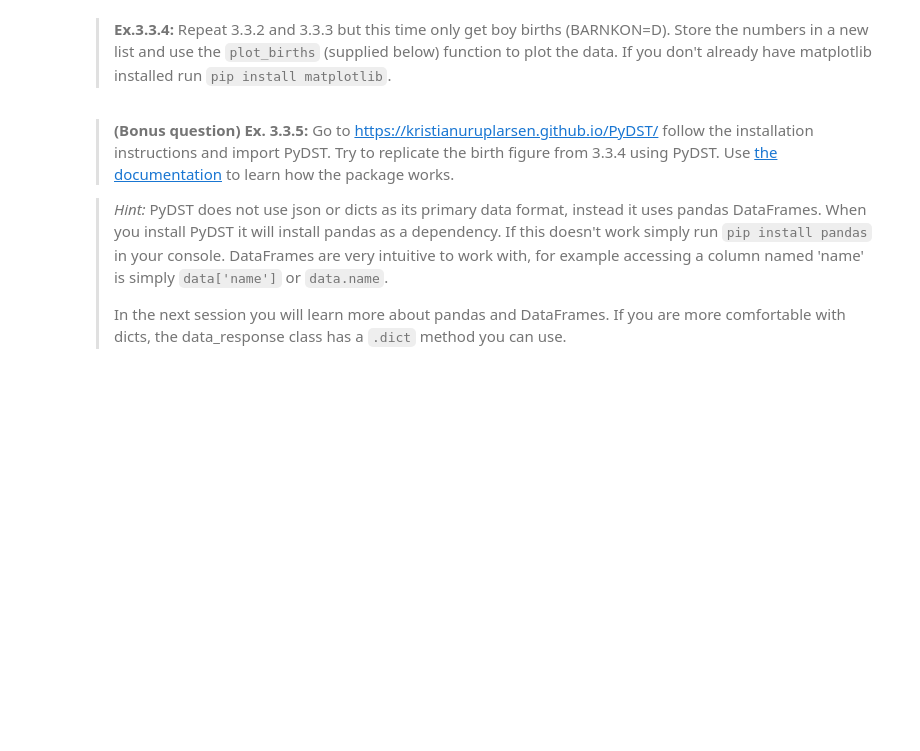
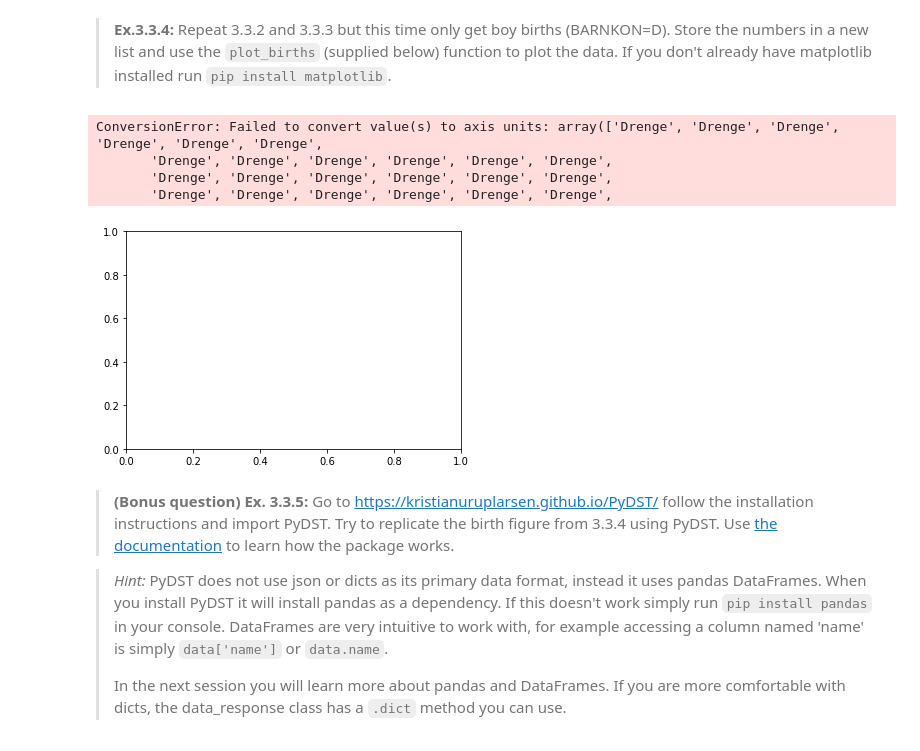
Before and after one commit to blackplague/sds2019, a Jupyter notebook: lecture_exercises/exercise_3.ipynb, the cells around one changed output. Cells and saved outputs as stored; diff of their text form; code cells hidden in the pictures; blank space fills up the shorter version.

Commit message:
Update exercise3, now uses pandas to read csv from DST

```diff
--- a/lecture_exercises/exercise_3.ipynb
+++ b/lecture_exercises/exercise_3.ipynb
@@ -248,13 +264,17 @@ When executing the request in the console you should get a json file as output.
 > _Hint:_ The `requests.response` object has a `.json()` method.
 # %%
 # [Answer to Ex. 3.3.2]
-def download_to_json(url):
-    dst_resp = requests.get(url)
-    return dst_resp.json()
+import pandas as pd
+
+def download_as_json(url, colnames):
+    dst_resp = pd.read_csv(url, sep=';')
+    dst_resp.columns = colnames
+    return dst_resp
 
 #dst_births = requests.get(construct_link('fod', ['tid=*', 'barnkon=p']))
 
-births_json = download_to_json(construct_link('fod', ['tid=*']))
+birth_count_years = download_as_json(construct_link('fod', ['tid=*', 'barnkon=*']), colnames=['Year', 'Sex', 'BirthCount'])
 
-print(births_json)
+
+print(birth_count_years)
 # %% [output]
@@ -263,6 +299,10 @@ JSONDecodeError: Unexpected UTF-8 BOM (decode using utf-8-sig): line 1 column 1
 > **Ex. 3.3.3:** Extract the number of girls born each year. Store the results as a list.
 # %%
 # [Answer to Ex. 3.3.3]
+female_births = birth_count_years[birth_count_years['Sex'] == 'Piger'].copy()
+male_births = birth_count_years[birth_count_years['Sex'] == 'Drenge'].copy()
+
+print(fem)
 # %% [markdown]
 > **Ex.3.3.4:** Repeat 3.3.2 and 3.3.3 but this time only get boy births (BARNKON=D). Store the numbers in a new list and use the `plot_births` (supplied below) function to plot the data. If you don't already have matplotlib installed run `pip install matplotlib`.
 # %%
@@ -289,6 +329,14 @@ def plot_births(boys, girls):
     plt.show()
 # %%
 # [Answer to Ex. 3.3.4]
+
+plot_births(male_births, female_births)
+# %% [output]
+ConversionError: Failed to convert value(s) to axis units: array(['Drenge', 'Drenge', 'Drenge', 'Drenge', 'Drenge', 'Drenge',
+       'Drenge', 'Drenge', 'Drenge', 'Drenge', 'Drenge', 'Drenge',
+       'Drenge', 'Drenge', 'Drenge', 'Drenge', 'Drenge', 'Drenge',
+       'Drenge', 'Drenge', 'Drenge', 'Drenge', 'Drenge', 'Drenge',
+[figure, added]
 # %% [markdown]
 >**(Bonus question) Ex. 3.3.5:** Go to [https://kristianuruplarsen.github.io/PyDST/](https://kristianuruplarsen.github.io/PyDST/) follow the installation instructions and import PyDST. Try to replicate the birth figure from 3.3.4 using PyDST. Use [the documentation](https://kristianuruplarsen.github.io/PyDST/connection) to learn how the package works.
 
```
Also changed, not shown: parts of 3 cells of this notebook.
